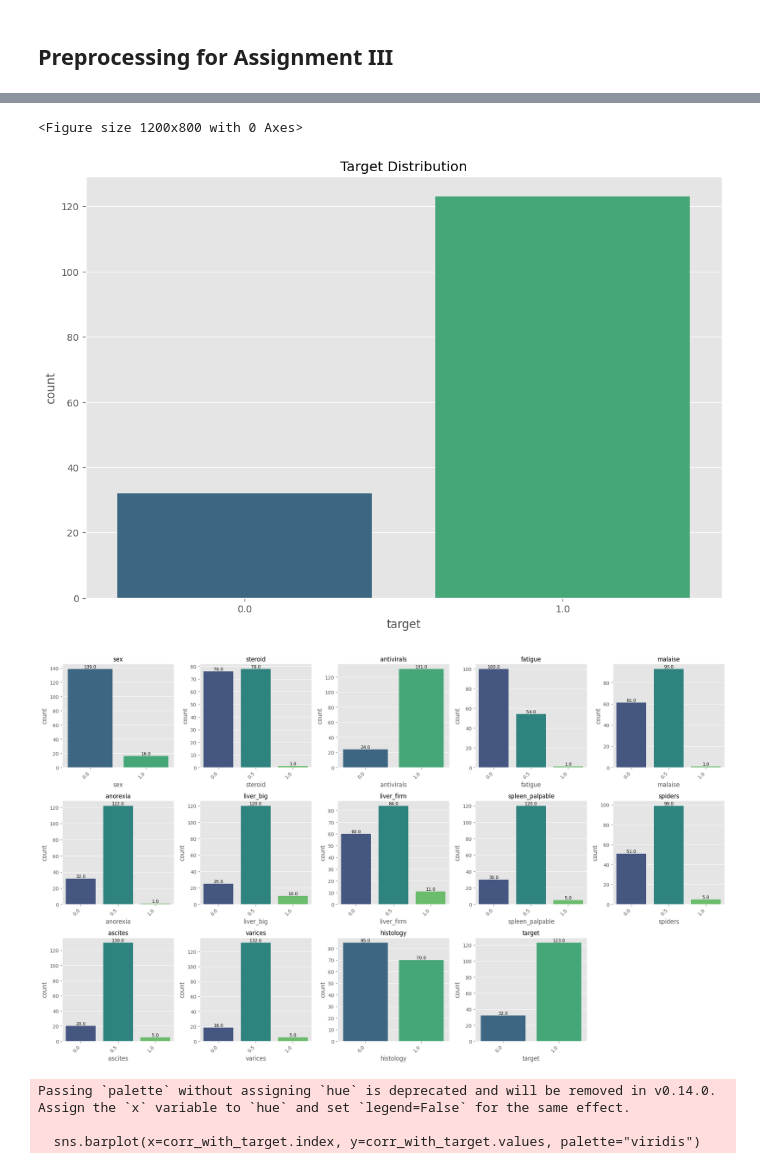
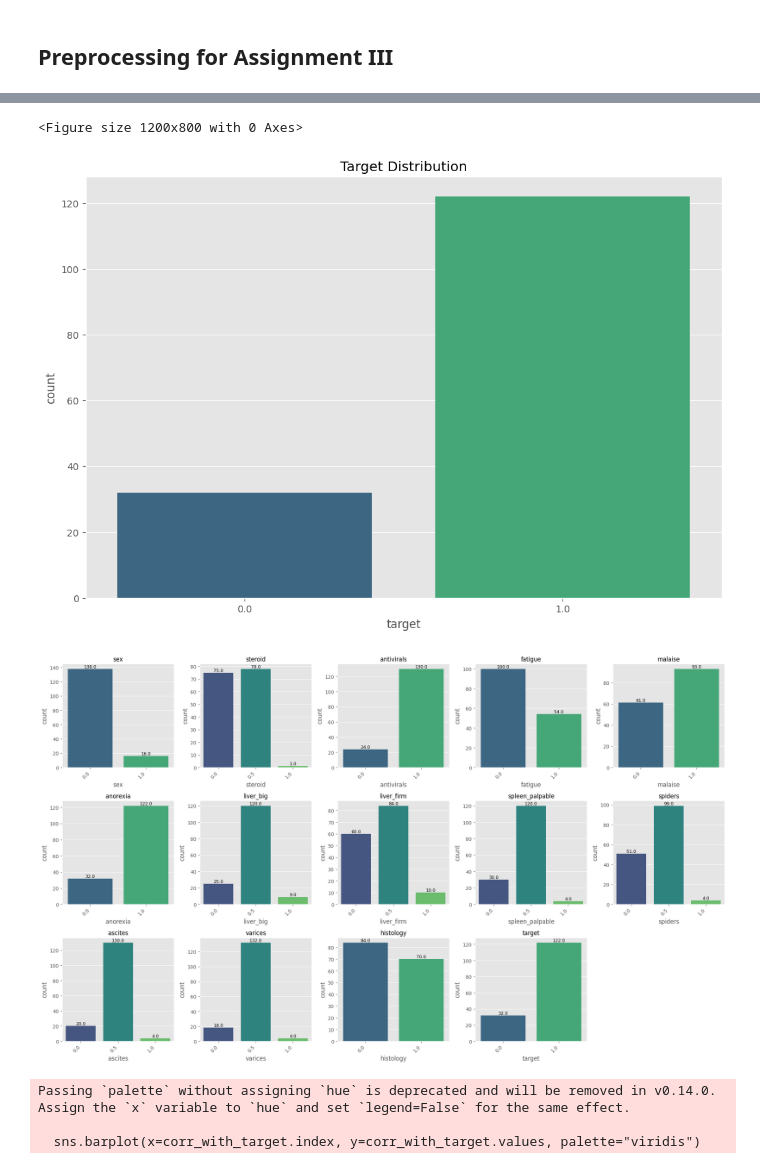
Before and after one commit to iwandejong/Structure-based_Genetic_Programming, a Jupyter notebook: preprocessing/preprocess.ipynb, the cells around one changed output, grey strips where cells are left out. Cells and saved outputs as stored; diff of their text form; code cells hidden in the pictures.

Commit message:
update preprocessing

```diff
--- a/preprocessing/preprocess.ipynb
+++ b/preprocessing/preprocess.ipynb
@@ -4,144 +4,98 @@
 # Import tsv file
 import pandas as pd
 import os
-
-# Read the TSV file
 df = pd.read_csv('hepatitis.tsv', sep='\t')
-
-# Standardize column names
 df.columns = df.columns.str.strip().str.lower().str.replace(' ', '_')
 
 print(df.head())
 
 import matplotlib.pyplot as plt
 import seaborn as sns
-
-# Find outliers
 def find_outliers(df):
     # Calculate the Z-score for each column
     z_scores = (df - df.mean()) / df.std()
     # Identify outliers (Z-score > 3 or < -3)
     outliers = (z_scores > 3) | (z_scores < -3)
     return outliers
-
-# Find outliers in the dataset
 outliers = find_outliers(df)
-
-# Print outliers
 print("Outliers in the dataset:")
 for col in outliers.columns:
     if outliers[col].any():
         print(f"Column '{col}':")
         print(df[outliers[col]])
         print()
-
-# Print original shape
 print("Original shape:", df.shape)
-
-# Drop outliers - THIS IS THE FIX
-df_clean = df[~(outliers.any(axis=1))]
-
-# Print new shape
-print("After removing outliers:", df_clean.shape)
-
-# See if there are any missing values
+df = df[~(outliers.any(axis=1))]
+print("After removing outliers:", df.shape)
 print("Missing values in the dataset:")
 print(df.isnull().sum())
-
-# See if there are any duplicates
 print("Duplicate rows in the dataset:")
 print(df.duplicated().sum())
-
-# Print summary statistics
 print("Summary statistics of the dataset:")
 print(df.describe())
-
-# Print min and max of each column
 print("Min and max of each column:")
 print(df.min())
 print(df.max())
 
-# Normalize the data column-wise
 def normalize(df):
     df = (df - df.min()) / (df.max() - df.min())
     return df
-
-# Normalize the data
 df = normalize(df)
 
-# Print the first 5 rows of the normalized data
 print(df.head())
 
 import pandas as pd
-import numpy as np
 import matplotlib.pyplot as plt
 import seaborn as sns
-from sklearn.impute import SimpleImputer
-from sklearn.preprocessing import LabelEncoder
-import io
 
-print("1. Basic Dataset Information")
-print("-" * 30)
+print("Basic Dataset Information")
 print(f"Shape: {df.shape}")
 print("\nFirst 5 rows:")
 print(df.head())
 
-print("\n2. Column Names and Data Types")
-print("-" * 30)
+print("Column Names and Data Types")
 print(df.dtypes)
 
-print("\n3. Summary Statistics")
-print("-" * 30)
+print("Summary Statistics")
 print(df.describe())
 
-print("\n4. Missing Values")
-print("-" * 30)
+print("Missing Values")
 print(df.isnull().sum())
 
-# Checking for unique values in each column
-print("\n5. Unique Values per Column")
-print("-" * 30)
+print("Unique Values per Column")
 for column in df.columns:
     print(f"{column}: {df[column].nunique()} unique values")
 
-# Understanding categorical variables
 print("\n6. Categorical Variables Distribution")
-print("-" * 30)
 categorical_cols = ['SEX', 'STEROID', 'ANTIVIRALS', 'FATIGUE', 'MALAISE', 'ANOREXIA',
                     'LIVER_BIG', 'LIVER_FIRM', 'SPLEEN_PALPABLE', 'SPIDERS', 'ASCITES',
                     'VARICES', 'HISTOLOGY', 'target']
-# to lower case
 categorical_cols = [col.lower() for col in categorical_cols]
 
 for col in categorical_cols:
     print(f"\n{col} Value Counts:")
     print(df[col].value_counts())
 
-# Set up plotting
 plt.style.use('ggplot')
 plt.figure(figsize=(12, 8))
 
-# Target variable distribution
 plt.figure(figsize=(12, 8))
 sns.countplot(x='target', data=df, palette="viridis")
 plt.title('Target Distribution')
 plt.savefig('target_distribution.png')
 
-# Plot all distributions on the same figure
 import math
 n = len(categorical_cols)
 cols = 5  # Columns per row
 rows = math.ceil(n / cols)
 
-plt.figure(figsize=(cols * 4, rows * 4))  # Dynamic sizing
-# Plot
+plt.figure(figsize=(cols * 4, rows * 4))
 for idx, col in enumerate(categorical_cols):
     plt.subplot(rows, cols, idx + 1)
     ax = sns.countplot(x=col, data=df, palette="viridis")
     plt.title(col, fontsize=12)
     plt.xticks(rotation=45, ha='right')
 
-    # Annotate counts
     for p in ax.patches:
         height = p.get_height()
         ax.annotate(f'{height}', (p.get_x() + p.get_width() / 2., height),
@@ -151,51 +105,24 @@ plt.tight_layout()
 plt.savefig('categorical_distributions.png', dpi=300, bbox_inches='tight')
 plt.show()
 
-# Feature correlation with target
 plt.figure(figsize=(12, 8))
 corr_with_target = df.corr()['target'].sort_values(ascending=False)
-# remove target from the correlation
 corr_with_target = corr_with_target.drop('target')
 sns.barplot(x=corr_with_target.index, y=corr_with_target.values, palette="viridis")
 plt.title('Feature Correlation with Target')
 plt.xticks(rotation=90)
 plt.savefig('feature_correlation.png')
 
-# Analyze numerical features by target
 numerical_cols = ['AGE', 'BILIRUBIN', 'ALK_PHOSPHATE', 'SGOT', 'ALBUMIN', 'PROTIME']
-# Convert to lower case
 numerical_cols = [col.lower() for col in numerical_cols]
 
-# Pairplot for key numerical variables
 plt.figure(figsize=(12, 10))
 sns.pairplot(df[numerical_cols + ['target']], hue='target')
 plt.suptitle('Pairplot of Numerical Features by Target', y=1.02)
 plt.savefig('pairplot.png')
 
-print("\n7. Key Observations")
-print("-" * 30)
-
-# Target distribution
-target_counts = df['target'].value_counts()
-print(f"Target distribution: {target_counts.to_dict()}")
-
-# Age statistics by target
-age_by_target = df.groupby('target')['age'].agg(['mean', 'median', 'min', 'max'])
-print("\nAge statistics by target:")
-print(age_by_target)
-
-# Key lab values by target
-lab_cols = ['BILIRUBIN', 'ALK_PHOSPHATE', 'SGOT', 'ALBUMIN', 'PROTIME']
-# Convert to lower case
-lab_cols = [col.lower() for col in lab_cols]
-lab_by_target = df.groupby('target')[lab_cols].agg(['mean', 'median'])
-print("\nLab values by target:")
-print(lab_by_target)
-
-# Feature importance based on correlation with target
-important_features = corr_with_target.abs().sort_values(ascending=False)
-print("\nFeatures sorted by correlation strength with target:")
-print(important_features)
+# Save as tsv
+df.to_csv('hepatitis_cleaned.tsv', sep='\t', index=False)
 # %% [output]
     age  sex  steroid  antivirals  fatigue  malaise  anorexia  liver_big  \
 0  36.0    1        1           2        1        1         1          1
@@ -215,25 +142,25 @@ target
 0.0     32
 Name: count, dtype: int64
 Passing `palette` without assigning `hue` is deprecated and will be removed in v0.14.0. Assign the `x` variable to `hue` and set `legend=False` for the same effect.
 
   sns.countplot(x='target', data=df, palette="viridis")
 
 Passing `palette` without assigning `hue` is deprecated and will be removed in v0.14.0. Assign the `x` variable to `hue` and set `legend=False` for the same effect.
 
   ax = sns.countplot(x=col, data=df, palette="viridis")
 
 Passing `palette` without assigning `hue` is deprecated and will be removed in v0.14.0. Assign the `x` variable to `hue` and set `legend=False` for the same effect.
 
   ax = sns.countplot(x=col, data=df, palette="viridis")
 
 ... (43 lines left out)
 
 Passing `palette` without assigning `hue` is deprecated and will be removed in v0.14.0. Assign the `x` variable to `hue` and set `legend=False` for the same effect.
 
   ax = sns.countplot(x=col, data=df, palette="viridis")
 <Figure size 1200x800 with 0 Axes>
 [figure]
-[figure, old version]
+[figure, new version]
 Passing `palette` without assigning `hue` is deprecated and will be removed in v0.14.0. Assign the `x` variable to `hue` and set `legend=False` for the same effect.
 
   sns.barplot(x=corr_with_target.index, y=corr_with_target.values, palette="viridis")
```
Also changed, not shown: parts of 1 cell of this notebook, 4 other files.
